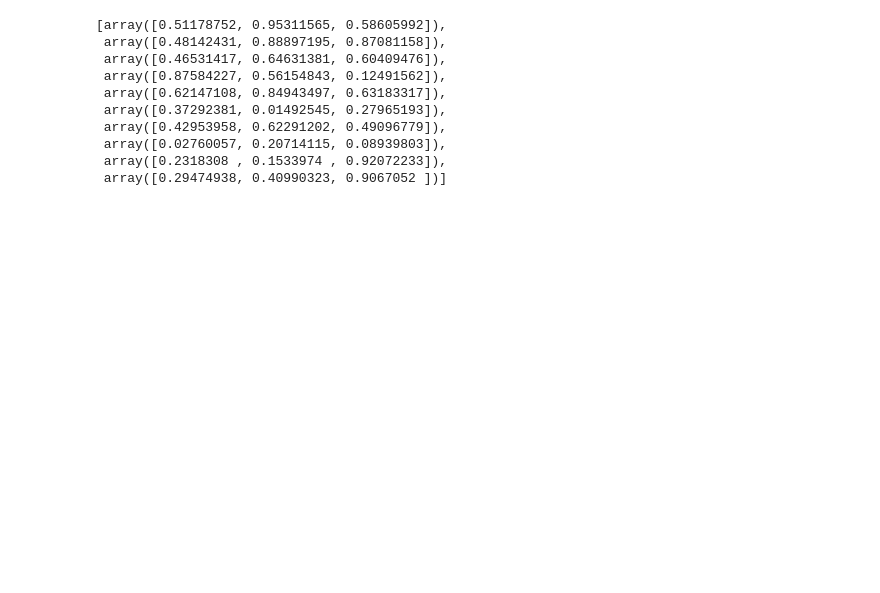
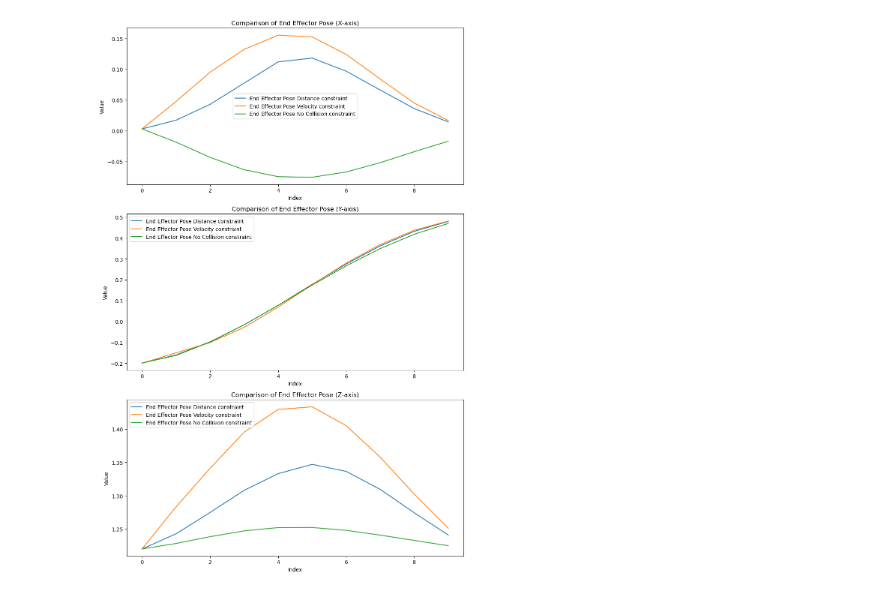
Before and after one commit to ArthurH91/dcol, a Jupyter notebook: results_analysis.ipynb, the cells around one changed output. Drawn from its saved outputs; the diff is of its cells as text; code cells hidden in the pictures; blank space fills up the shorter version.

```diff
--- a/results_analysis.ipynb
+++ b/results_analysis.ipynb
@@ -167,13 +167,0 @@ _____________
-# %%
-endeff_pose_dist
-# %% [output]
-[array([0.51178752, 0.95311565, 0.58605992]),
- array([0.48142431, 0.88897195, 0.87081158]),
- array([0.46531417, 0.64631381, 0.60409476]),
- array([0.87584227, 0.56154843, 0.12491562]),
- array([0.62147108, 0.84943497, 0.63183317]),
- array([0.37292381, 0.01492545, 0.27965193]),
- array([0.42953958, 0.62291202, 0.49096779]),
- array([0.02760057, 0.20714115, 0.08939803]),
- array([0.2318308 , 0.1533974 , 0.92072233]),
- array([0.29474938, 0.40990323, 0.9067052 ])]
@@ -179,0 +231,34 @@ endeff_pose_dist
+# %%
+fig, axs = plt.subplots(3, 1, figsize=(10, 15))
+
+# Plot x-axis
+axs[0].plot(endeff_pose_dist_x, label='End Effector Pose Distance constraint')
+axs[0].plot(endeff_pose_vel_x, label='End Effector Pose Velocity constraint')
+axs[0].plot(endeff_pose_nocol_x, label='End Effector Pose No Collision constraint')
+axs[0].set_xlabel('Index')
+axs[0].set_ylabel('Value')
+axs[0].set_title('Comparison of End Effector Pose (X-axis)')
+axs[0].legend()
+
+# Plot y-axis
+axs[1].plot(endeff_pose_dist_y, label='End Effector Pose Distance constraint')
+axs[1].plot(endeff_pose_vel_y, label='End Effector Pose Velocity constraint')
+axs[1].plot(endeff_pose_nocol_y, label='End Effector Pose No Collision constraint')
+axs[1].set_xlabel('Index')
+axs[1].set_ylabel('Value')
+axs[1].set_title('Comparison of End Effector Pose (Y-axis)')
+axs[1].legend()
+
+# Plot z-axis
+axs[2].plot(endeff_pose_dist_z, label='End Effector Pose Distance constraint')
+axs[2].plot(endeff_pose_vel_z, label='End Effector Pose Velocity constraint')
+axs[2].plot(endeff_pose_nocol_z, label='End Effector Pose No Collision constraint')
+axs[2].set_xlabel('Index')
+axs[2].set_ylabel('Value')
+axs[2].set_title('Comparison of End Effector Pose (Z-axis)')
+axs[2].legend()
+
+plt.tight_layout()
+plt.show()
+# %% [output]
+[figure, added]
```
Also changed, not shown: parts of 17 cells of this notebook.
